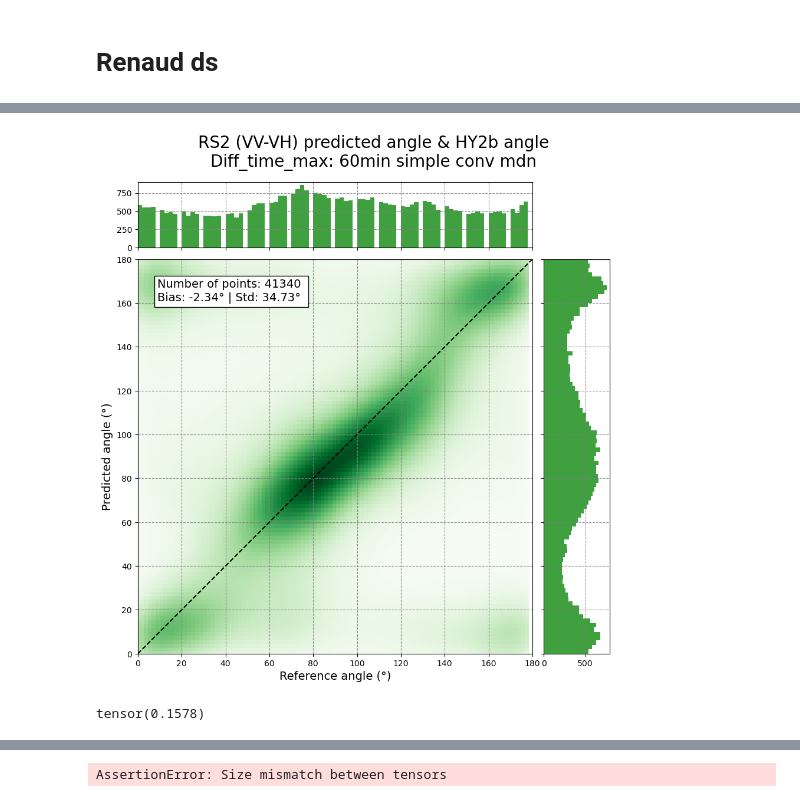
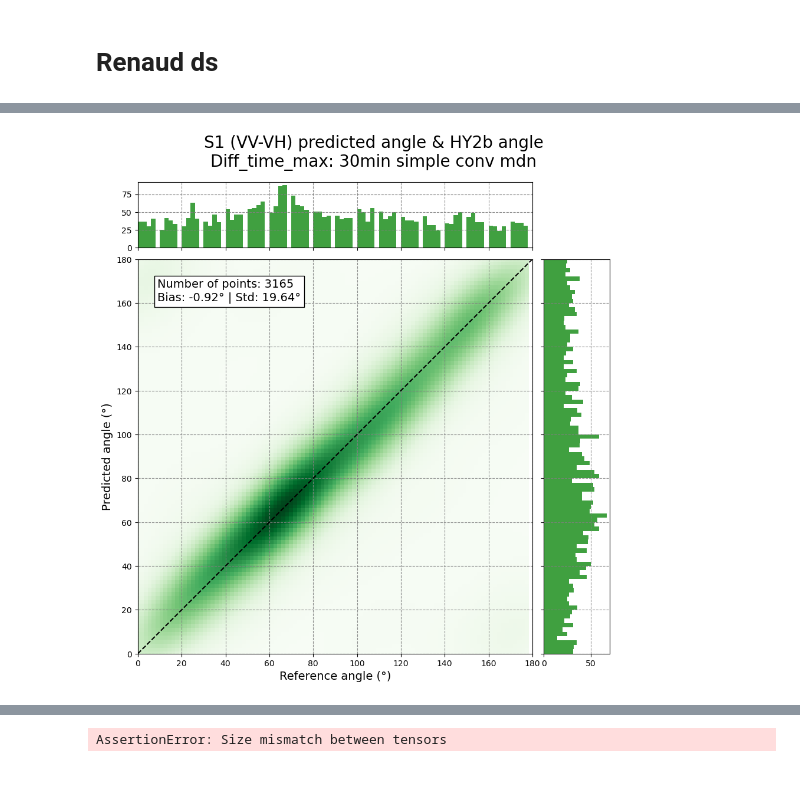
Before and after one commit to jean2262/l2winddir, a Jupyter notebook: Analyse_simple_conv_on_coloc.ipynb, the cells around one changed output, grey strips where cells are left out. Saved outputs shown, nothing was run; the diff lists cells and outputs as text; code cells hidden in the pictures.

```diff
--- a/Analyse_simple_conv_on_coloc.ipynb
+++ b/Analyse_simple_conv_on_coloc.ipynb
@@ -159,0 +402,3 @@ model, checkpoint = load_model(model_path=model_old, inc=inc, hid=128, depth=7,
+# %%
+ds_list = []
+tiles_list = []
@@ -173,16 +472,10 @@ ds = xr.open_dataset(path)
 # %%
-# # Cyclone
-# sat = 'S1'
-# pol = 'VV'
-# if sat == 'S1':
-#     theta_diff = 30
-# else:
-#     theta_diff = 60
-# path = '/raid/localscratch/jrmiadan/analyse/analyse_ds/s1_cyclone_ds_vv_vh.nc'
-# ds = xr.open_dataset(path)
+# Cyclone
+sat = "S1"
+pol = "VV"
+if sat == "S1":
+    theta_diff = 30
+else:
+    theta_diff = 60
+path = "/raid/localscratch/jrmiadan/analyse/analyse_ds/s1_cyclone_ds_vv_vh.nc"
+ds_0 = xr.open_dataset(path)
-# %%
-dataloader, data_module = load_data(path=path, checkpoint=checkpoint, inc=inc, pol=pol)
-if model_mdn:
-    y_pred, uncertainty = predict(model, dataloader, model_mdn=model_mdn)
-else:
-    y_pred = predict(model, dataloader, model_mdn=model_mdn)
@@ -188,0 +530,6 @@ else:
+# %%
+import cartopy
+
+cartopy.config["pre_existing_data_dir"] = (
+    "/home1/datawork/jrmdiana/conda/mybestenv/lib/python3.11/site-packages/cartopy"
+)
@@ -192,7 +631,15 @@ y_pred_norm = (np.rad2deg(np.array(y_pred)) + heading_angles)%180
 y_hy2b = ds.sel(pol=pol).hy2b_wind_direction.values
 # y_pred_rob = ds.sel(pol=pol).mean_wind_direction.values
 # %%
-pol_plot = 'VV-VH' if pol == 'VV' else 'HH-HV'
-hist2d_prediction_vs_reference(x=np.array(y_hy2b)%180, y=y_pred_norm, pred_std=None, title='simple conv mdn', pol=pol_plot, sat=sat, delta_time=theta_diff)
+pol_plot = "VV-VH" if pol == "VV" else "HH-HV"
+hist2d_prediction_vs_reference(
+    x=np.array(y_hy2b) % 180,
+    y=y_pred_norm,
+    pred_std=None,
+    title="simple conv mdn",
+    pol=pol_plot,
+    sat=sat,
+    delta_time=theta_diff,
+)
 # %% [output]
-[figure, old version]
+[figure, new version]
@@ -201,8 +645,0 @@ hist2d_prediction_vs_reference(x=np.array(y_hy2b)%180, y=y_pred_norm, pred_std=N
-# %%
-y_true = torch.tensor(np.deg2rad(y_hy2b%180), dtype=torch.float32)
-y_pred = torch.tensor(np.deg2rad(y_pred_norm%180), dtype=torch.float32)
-
-test_loss = loss_cos(y_true, y_pred)
-print(test_loss)
-# %% [output]
-tensor(0.1578)
```
Also changed, not shown: parts of 46 cells of this notebook, 11 other files.
